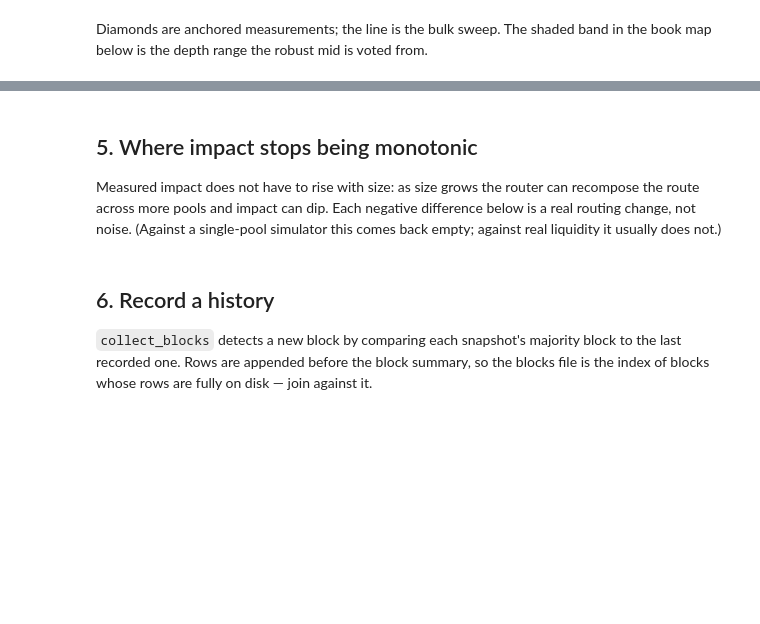
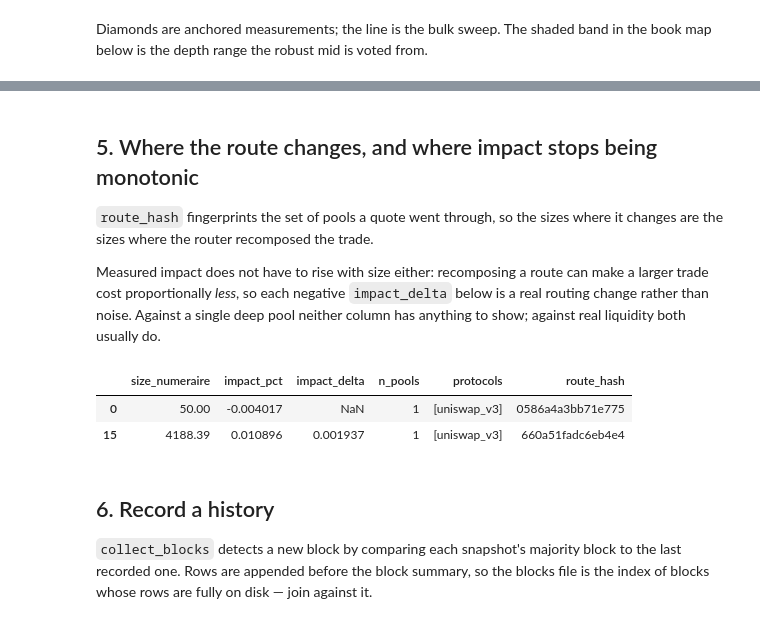
Before and after one commit to propeller-heads/price-of-ethereum, a Jupyter notebook: examples/quickstart.ipynb, the cells around one changed output, grey strips where cells are left out. Cells and saved outputs as stored; diff of their text form; code cells hidden in the pictures; blank space fills up the shorter version.

```diff
--- a/examples/quickstart.ipynb
+++ b/examples/quickstart.ipynb
@@ -18,6 +29,7 @@ tax. There is no RPC client anywhere in this package.
 # %%
 import os
 
+import httpx
 import pandas as pd
 
 from price_of_ethereum import FyndClient, TychoClient, resolve_tokens
@@ -47,12 +59,36 @@ SEARCH_MIN, SEARCH_MAX = 50.0, 5_000_000.0
 # TYCHO_URL = "https://tycho-arbitrum-beta.propellerheads.xyz"
 # SEARCH_MIN, SEARCH_MAX = 0.02, 2_000.0
 
-fynd = FyndClient("http://127.0.0.1:3000")
-fynd.wait_until_ready()  # cold-start hydration takes 1-5 minutes
+FYND_URL = "http://127.0.0.1:3000"
+
+# One health call decides which path this notebook takes: nothing listening at
+# all means there is no Fynd to measure, so it falls back to the simulator and
+# says so. A Fynd that answers is always used, hydrating or not — so a missing
+# TYCHO_API_KEY raises below instead of quietly handing back invented numbers.
+fynd = FyndClient(FYND_URL)
+try:
+    fynd.health(timeout=2.0)
+except httpx.HTTPError:
+    from simulated_fynd import (
+        SIM_NUMERAIRE,
+        SIM_PAIR,
+        SIM_SEARCH_MAX,
+        SIM_SEARCH_MIN,
+        SIM_TOKEN,
+        simulated_fynd,
+    )
+
+    print(f"Nothing is listening on {FYND_URL}, so this is the simulator:")
+    print("every number below is FABRICATED, not measured. See simulated_fynd.py.")
+    fynd = simulated_fynd()
+    token_meta, numeraire_meta = SIM_TOKEN, SIM_NUMERAIRE
+    PAIR, SEARCH_MIN, SEARCH_MAX = SIM_PAIR, SIM_SEARCH_MIN, SIM_SEARCH_MAX
+else:
+    fynd.wait_until_ready()  # cold-start hydration takes 1-5 minutes
+    tycho = TychoClient(TYCHO_URL, os.environ["TYCHO_API_KEY"])
+    tokens = resolve_tokens(tycho, [TOKEN, NUMERAIRE])
+    token_meta, numeraire_meta = tokens[TOKEN.lower()], tokens[NUMERAIRE.lower()]
+
 chain_id = fynd.info().chain_id
-
-tycho = TychoClient(TYCHO_URL, os.environ["TYCHO_API_KEY"])
-tokens = resolve_tokens(tycho, [TOKEN, NUMERAIRE])
-token_meta, numeraire_meta = tokens[TOKEN.lower()], tokens[NUMERAIRE.lower()]
 TOKEN_SYMBOL, NUMERAIRE_SYMBOL = token_meta.symbol, numeraire_meta.symbol
 chain_id, token_meta, numeraire_meta
@@ -131,18 +238,26 @@ spread_curve_figure(rows, snapshot.robust_mid, numeraire_symbol=NUMERAIRE_SYMBOL
 # %% [markdown]
-## 5. Where impact stops being monotonic
+## 5. Where the route changes, and where impact stops being monotonic
 
-Measured impact does not have to rise with size: as size grows the router can
-recompose the route across more pools and impact can dip. Each negative
-difference below is a real routing change, not noise. (Against a single-pool
-simulator this comes back empty; against real liquidity it usually does not.)
+`route_hash` fingerprints the set of pools a quote went through, so the sizes
+where it changes are the sizes where the router recomposed the trade.
+
+Measured impact does not have to rise with size either: recomposing a route can
+make a larger trade cost proportionally *less*, so each negative `impact_delta`
+below is a real routing change rather than noise. Against a single deep pool
+neither column has anything to show; against real liquidity both usually do.
 # %%
 curve_buy = rows[(rows["kind"] == "curve") & (rows["side"] == "buy")]
 buy = curve_buy.sort_values("size_numeraire").copy()
 buy["impact_delta"] = buy["impact_pct"].diff()
+route_changed = buy["route_hash"] != buy["route_hash"].shift()
 buy.loc[
-    buy["impact_delta"] < 0,
-    ["size_numeraire", "impact_pct", "impact_delta", "n_pools", "route_hash"],
+    route_changed | (buy["impact_delta"] < 0),
+    ["size_numeraire", "impact_pct", "impact_delta", "n_pools", "protocols", "route_hash"],
 ]
+# %% [output]
+|  | size_numeraire | impact_pct | impact_delta | n_pools | protocols | route_hash |
+| 0 | 50.00 | -0.004017 | NaN | 1 | [uniswap_v3] | 0586a4a3bb71e775 |
+| 15 | 4188.39 | 0.010896 | 0.001937 | 1 | [uniswap_v3] | 660a51fadc6eb4e4 |
 # %% [markdown]
 ## 6. Record a history
 
```
Also changed, not shown: parts of 14 cells of this notebook, 15 other files.
